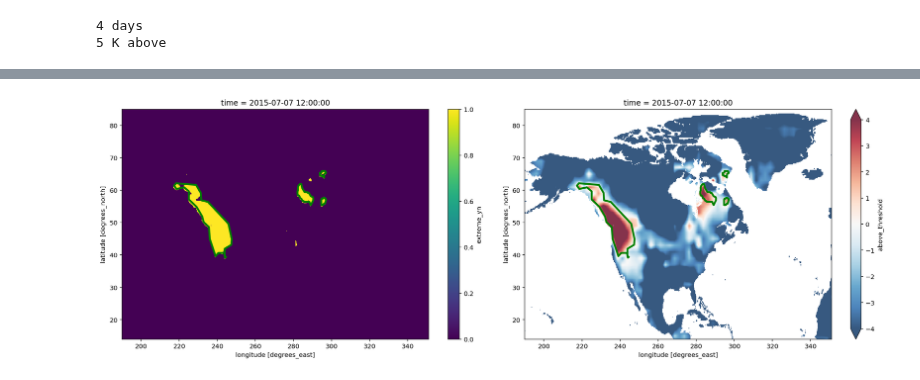
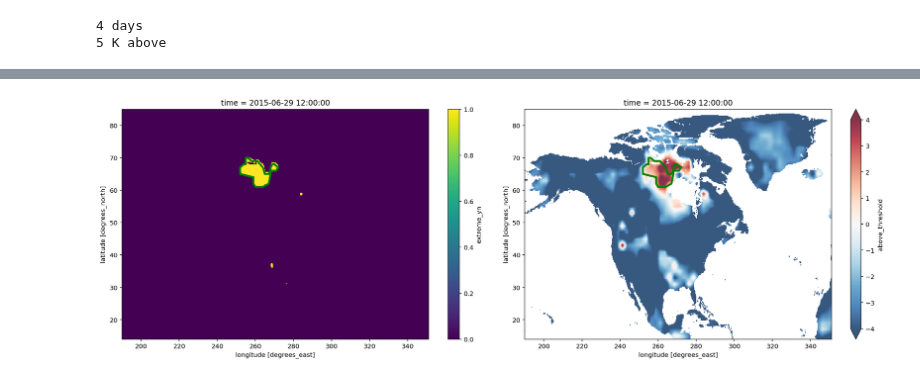
Before and after one commit to KorayKinik/heat-extremes-CMIP6, a Jupyter notebook: koray/bounding_contours.ipynb, the cells around one changed output, grey strips where cells are left out. Saved outputs shown, nothing was run; the diff lists cells and outputs as text; code cells hidden in the pictures.

Commit message:
done: logic to fuse contours ready. Next: loop through axis=time to fuse found contours

```diff
--- a/koray/bounding_contours.ipynb
+++ b/koray/bounding_contours.ipynb
@@ -56,46 +109,54 @@ produce visualizations. It uses the the heat events y/n dataset
 which was (supposed to be pre-) produced by the "Heatwave Analysis" algorithm.
 """
 
-def draw_contours(arr2d: np.array) -> List[np.array]:
+def find_contours(arr2d: np.array, extend=False) -> List[np.array]:
     """Encapsulate islands of 1s and return contours, [(i,j),(..),]."""
     H = arr2d.astype(np.uint8)
     ret, thresh = cv2.threshold(H, 0, 1, 0, cv2.THRESH_BINARY)
 
     kernel = np.ones((10,10), np.uint8)
     thresh = cv2.morphologyEx(thresh, cv2.MORPH_CLOSE, kernel)
+    contours, hier = cv2.findContours(thresh, cv2.RETR_EXTERNAL, cv2.CHAIN_APPROX_SIMPLE)
 
-    contours, hier = cv2.findContours(thresh, cv2.RETR_EXTERNAL, cv2.CHAIN_APPROX_SIMPLE)
+    if extend:
+        contours = [cv2.convexHull(c) for c in contours]
+    contours = [c for c in contours if c.shape[0]>1] # filter single points
 
     return contours
 
-def smoothen_contours(contours: List[np.array], ratio:float) -> List[np.array]:
-    """Smoothen contours. epsilon = 10% of arc length"""
-    def f(contour:np.array) -> np.array:
-        epsilon = ratio * cv2.arcLength(contour,True)
-        return cv2.approxPolyDP(contour, epsilon, True)
-    return [f(c) for c in contours]
-
-def filter_contours(contours: List[np.array], area_tresh:float) -> List[np.array]:
-    """Filter out tiny contours."""
-    def is_small(contour: np.array) -> bool:
-        return cv2.contourArea(contour) < area_tresh
-    return [c for c in contours if not is_small(c)]
-
-def project_contours(contours: List[np.array], lons, lats) -> List[np.array]:
-    """Convert contours indexes i,j to lon,lat"""
-    def f(contour: np.array) -> np.array:
-        lonlat = [(float(lons[x]), float(lats[y])) for (x,y) in contour]
-        return np.array(lonlat)
-    return [f(c) for c in contours]
-
-def overlap(arr2d: np.array, contour1:List[np.array], contour2:List[np.array]) -> bool:
-    """Check if two contours overlap."""
-    zeros = np.zeros(arr2d.shape[0:2])
-    image1 = cv2.drawContours(zeros.copy(), contours[0], 0, 1)
-    image2 = cv2.drawContours(zeros.copy(), contours[1], 1, 1)
-    overlap = np.logical_and(image1, image2).any()
+LONS = ds.coords['lon']
+LATS = ds.coords['lat']
+SMOOTH_RATIO = 0.005
+AREA_TRESH = 50
+IMG_SHAPE = (ds.dims['lat'], ds.dims['lon'])
 
 
+class Contour():
+
+    def __init__(self, cnt:np.array):
+        self.contour = cnt
+        self.area = cv2.contourArea(cnt)
+        self.smoothened = cv2.approxPolyDP(cnt, SMOOTH_RATIO*cv2.arcLength(cnt,True),True)
+        _proj = [(float(LONS[x]), float(LATS[y])) for (x,y) in self.smoothened.squeeze()]
+        self.projected = np.array(_proj).reshape((-1,1,2)).astype(np.int32)
+
+    def overlaps(self, obj2:object) -> bool:
+        """Check if two contour objects overlap."""
+        ctrs = [self.contour, obj2.contour]
+        zeros = np.zeros(IMG_SHAPE)
+        img1 = cv2.drawContours(zeros.copy(), ctrs, 0, 1)
+        img2 = cv2.drawContours(zeros.copy(), ctrs, 1, 1)
+        intersection = np.logical_and(img1, img2)
+        return intersection.any()
+
+    def __add__(self, obj2):
+        """Fuse two countor objects, if they overlap."""
+        if self.overlaps(obj2):
+            c1, c2 = self.contour, obj2.contour
+            fused = cv2.convexHull(np.vstack([c1, c2]))
+            return (self.__class__(fused), )
+        else:
+            return (self, obj2)
 
 ####################################
 # Visualize
@@ -103,40 +164,37 @@ def overlap(arr2d: np.array, contour1:List[np.array], contour2:List[np.array]) -
 
 # store some meta data for easy access
 dr = pd.DatetimeIndex(ds['time'].dt.floor('D').values.astype('str'))
-lons = ds.coords['lon']
-lats = ds.coords['lat']
 
 # create plot(s)
 fig, (ax1, ax2) = plt.subplots(1,2, figsize=(18,6))
 
 # select the day to plot
-idx = 187
+idx = 179
 
 day = dr[idx].strftime("%Y-%m-%d")
 tasmax = ds['tasmax'].sel(time=day)
 tdiff = ds['above_threshold'].sel(time=day)
 extreme = ds['extreme_yn'].sel(time=day)
 
 im1 = extreme.squeeze().plot.imshow(ax=ax1)
 im2 = tdiff.squeeze().plot.imshow(ax=ax2, cmap='RdBu_r', vmin=4, vmax=-4, alpha=0.8)
 
 # find bounding contours
 arr2d = extreme.values[0]
-contours = draw_contours(arr2d)
-contours = smoothen_contours(contours, ratio=0.005)
-contours = filter_contours(contours, 50)
-contours = [c.squeeze() for c in contours] # reduce dim to Nx2
-contours = [c for c in contours if c.ndim==2] # filter singletons
-contours = project_contours(contours, lons, lats)
+contours = find_contours(arr2d, extend=False)
+contours = [Contour(c) for c in contours]
+contours = [c for c in contours if c.area>150]
+contours = [c.projected.squeeze() for c in contours]
 
 # add these patches on the plot(s)
 patches = [Polygon(c, True) for c in contours]
+
 args = dict(edgecolors=("g",), linewidths=(3,), facecolor="none",)
 p = PatchCollection(patches, **args)
 ax1.add_collection(p)
 p = PatchCollection(patches, **args)
 ax2.add_collection(p)
 
 fig.tight_layout()
 # %% [output]
-[figure, old version]
+[figure, new version]
```
Also changed, not shown: parts of 2 cells of this notebook.
